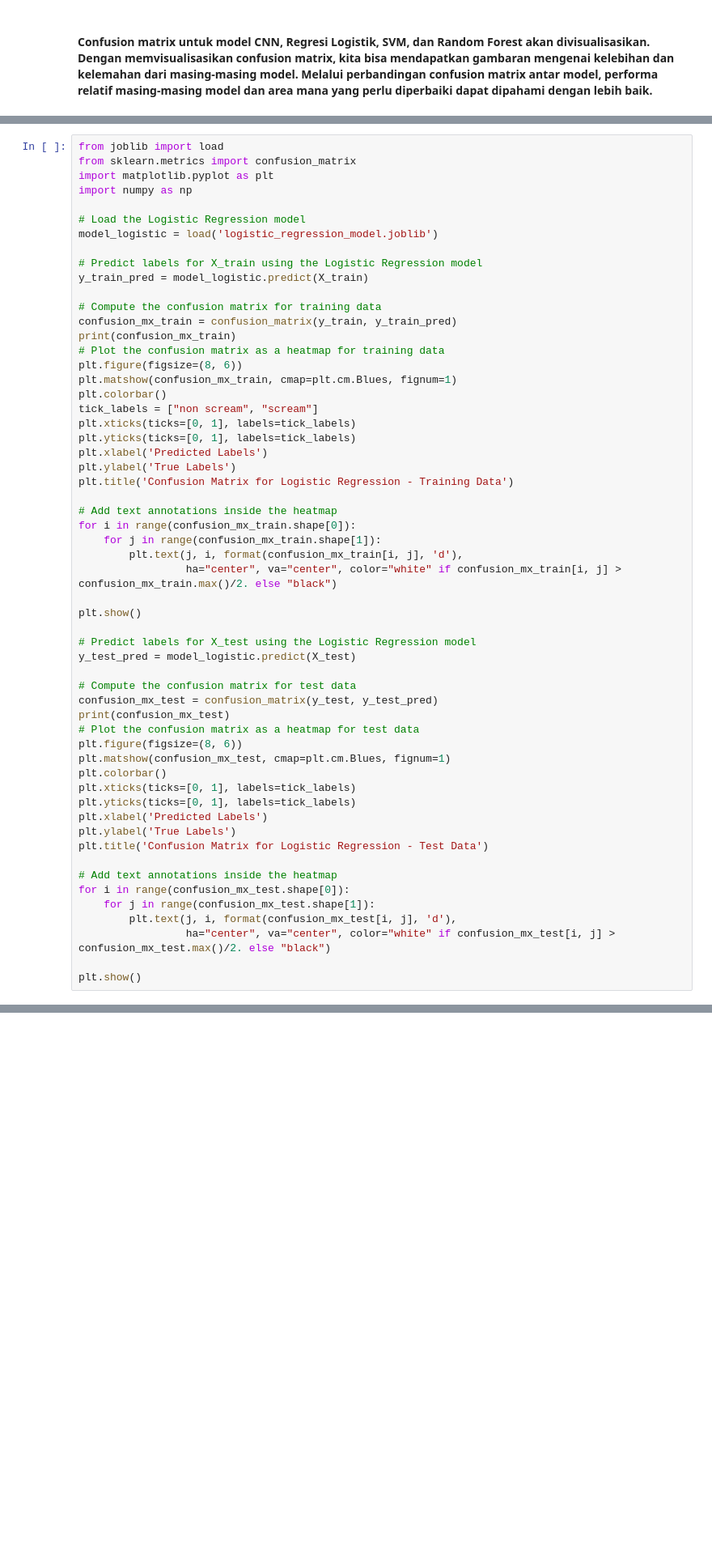
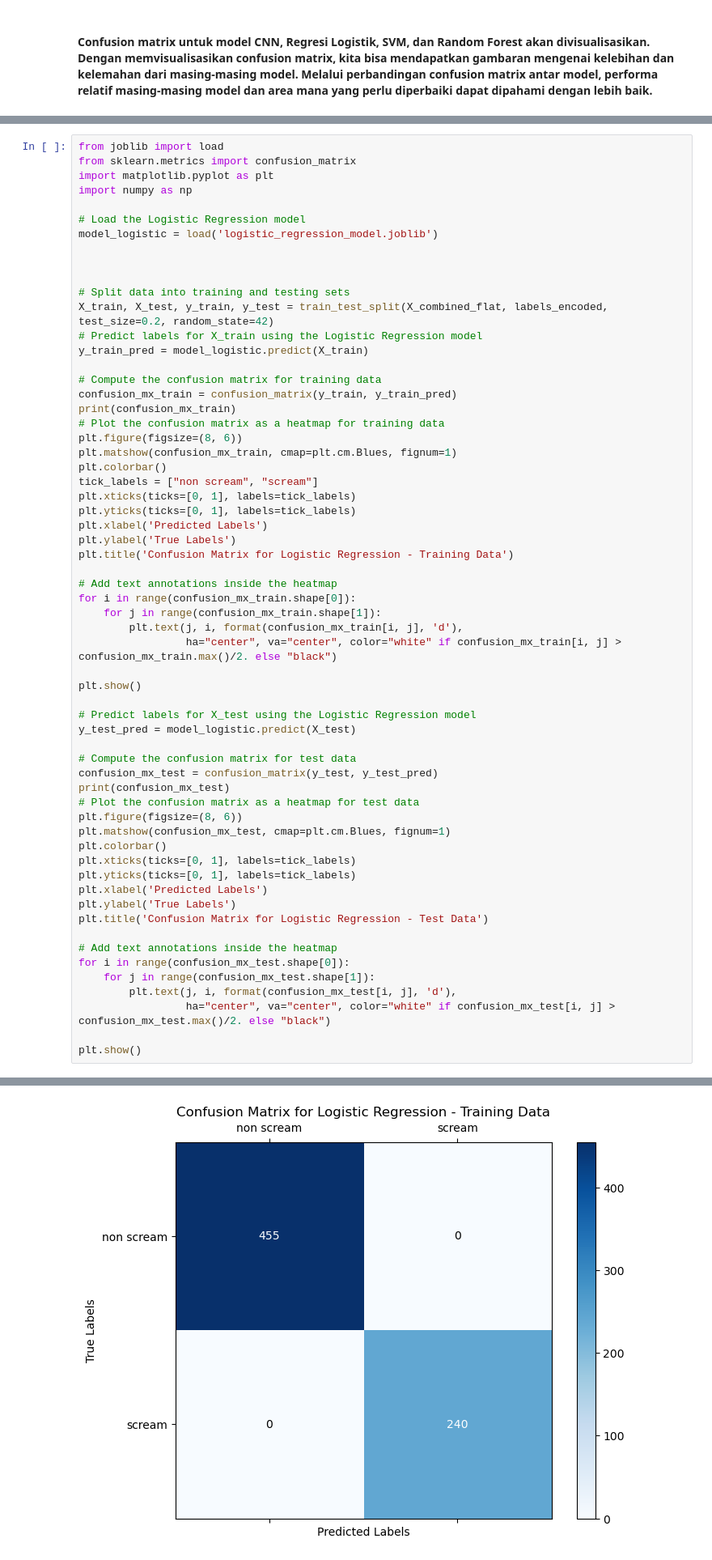
Before and after one commit to PetraWLeka/Machine-Learning, a Jupyter notebook: pengenal_teriak.ipynb, the cells around one changed output, grey strips where cells are left out. Shown at 81% size. Cells and saved outputs as stored; diff of their text form; blank space fills up the shorter version.

```diff
--- a/pengenal_teriak.ipynb
+++ b/pengenal_teriak.ipynb
@@ -969,6 +1012,10 @@ import numpy as np
 # Load the Logistic Regression model
 model_logistic = load('logistic_regression_model.joblib')
 
+
+
+# Split data into training and testing sets
+X_train, X_test, y_train, y_test = train_test_split(X_combined_flat, labels_encoded, test_size=0.2, random_state=42)
 # Predict labels for X_train using the Logistic Regression model
 y_train_pred = model_logistic.predict(X_train)
 
@@ -1017,3 +1064,4 @@ for i in range(confusion_mx_test.shape[0]):
                  ha="center", va="center", color="white" if confusion_mx_test[i, j] > confusion_mx_test.max()/2. else "black")
 
 plt.show()
+# %% [output]
@@ -1019,0 +1070 @@ plt.show()
+[figure, added]
```
Also changed, not shown: parts of 9 cells of this notebook, 1 other file.
